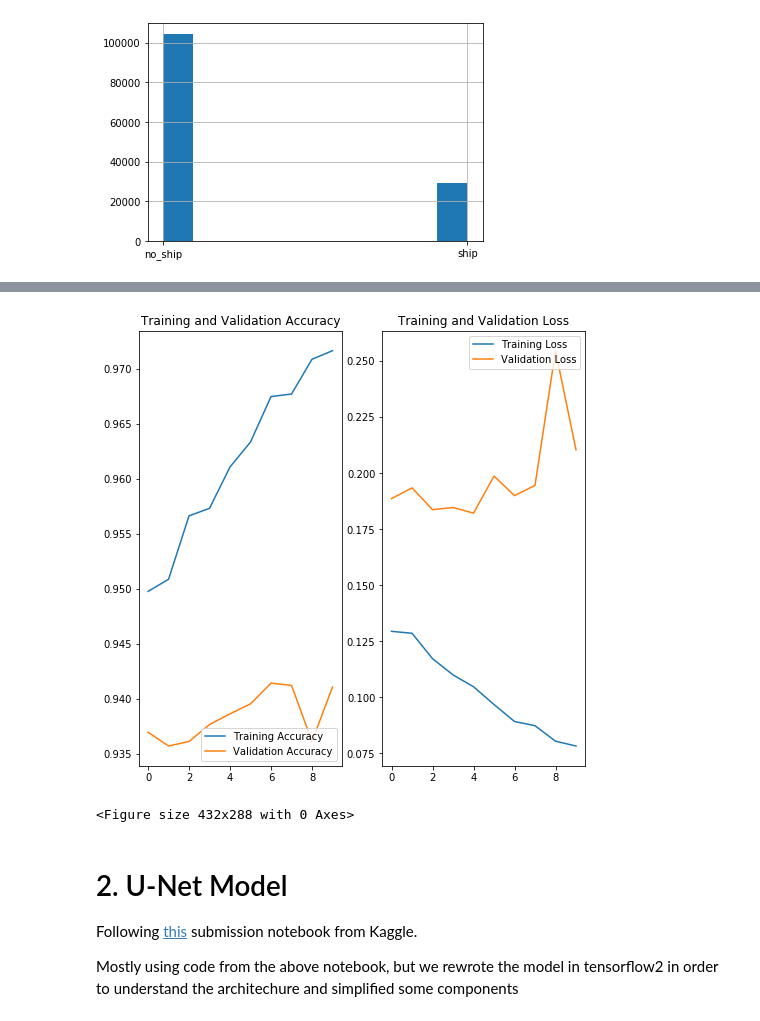
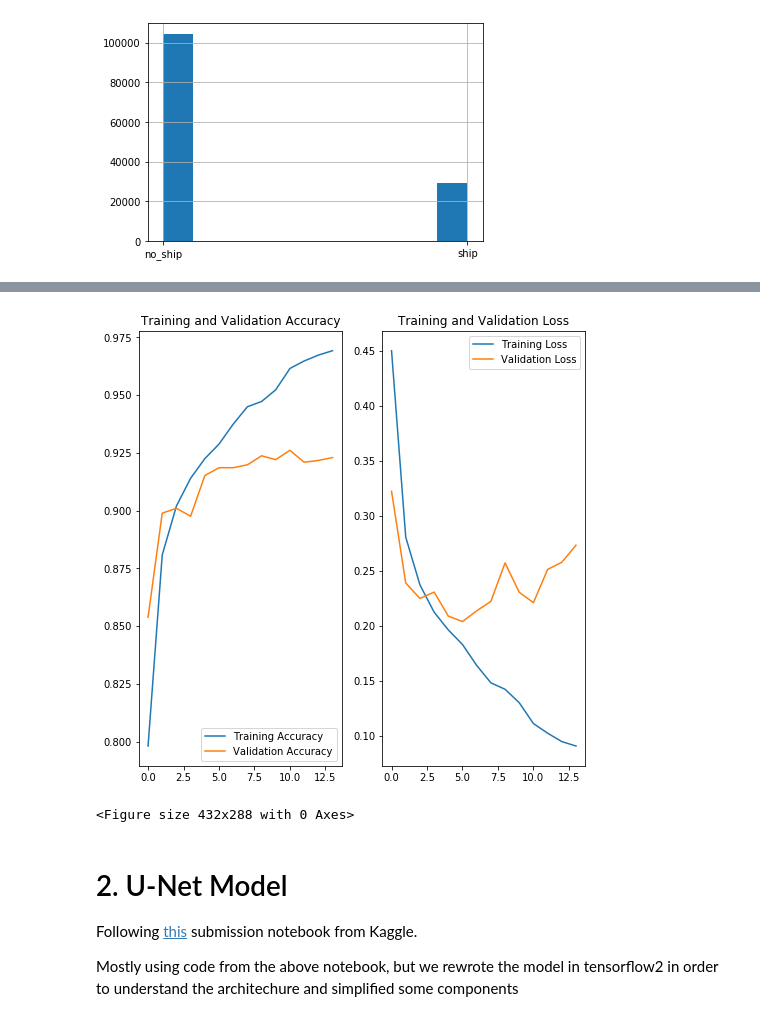
Before and after one commit to blainerothrock/airbus-ship-detection, a Jupyter notebook: submission_v2.ipynb, the cells around one changed output, grey strips where cells are left out. Saved outputs shown, nothing was run; the diff lists cells and outputs as text; code cells hidden in the pictures.

```diff
--- a/submission_v2.ipynb
+++ b/submission_v2.ipynb
@@ -68,7 +69,7 @@ seg.sample()
 # %%
 # identify images that have a mask (ship identification)
 from util import agg_ship_count
-train_df = agg_ship_count(pd.read_csv(os.path.join(ship_dir, 'train_ship_segmentations_v2.csv')))
+train_df = agg_ship_count(pd.read_csv(os.path.join(ship_dir, 'train_ship_segmentations_v2.csv')), train_image_dir)
 train_df.sample(10)
 # %% [output]
 |  | ImageId | ship_count | has_ship | class |
@@ -152,8 +153,6 @@ model = Sequential([
     MaxPooling2D(),
     Conv2D(64, 3, padding='same', activation='relu'),
     MaxPooling2D(),
-    Conv2D(128, 3, padding='same', activation='relu'),
-    MaxPooling2D(),
     Flatten(),
     Dense(512, activation='relu'),
     Dense(1)
@@ -231,30 +230,30 @@ KeyboardInterrupt:
 # %%
 # Plot history of loss and accurarcy
 
 acc = history.history['accuracy']
 val_acc = history.history['val_accuracy']
 
 loss=history.history['loss']
 val_loss=history.history['val_loss']
 
-epochs_range = range(10)
+epochs_range = range(14)
 
 plt.figure(figsize=(8, 8))
 plt.subplot(1, 2, 1)
 plt.plot(epochs_range, acc, label='Training Accuracy')
 plt.plot(epochs_range, val_acc, label='Validation Accuracy')
 plt.legend(loc='lower right')
 plt.title('Training and Validation Accuracy')
 
 plt.subplot(1, 2, 2)
 plt.plot(epochs_range, loss, label='Training Loss')
 plt.plot(epochs_range, val_loss, label='Validation Loss')
 plt.legend(loc='upper right')
 plt.title('Training and Validation Loss')
 plt.show()
-plt.savefig('binary_classifier_results2.png')
+plt.savefig('images/binary_classifier_results3.png')
 # %% [output]
-[figure, old version]
+[figure, new version]
 <Figure size 432x288 with 0 Axes>
 # %%
 # garbage collect & clear Keras session before U-Net
```
Also changed, not shown: parts of 9 cells of this notebook, 9 other files.
